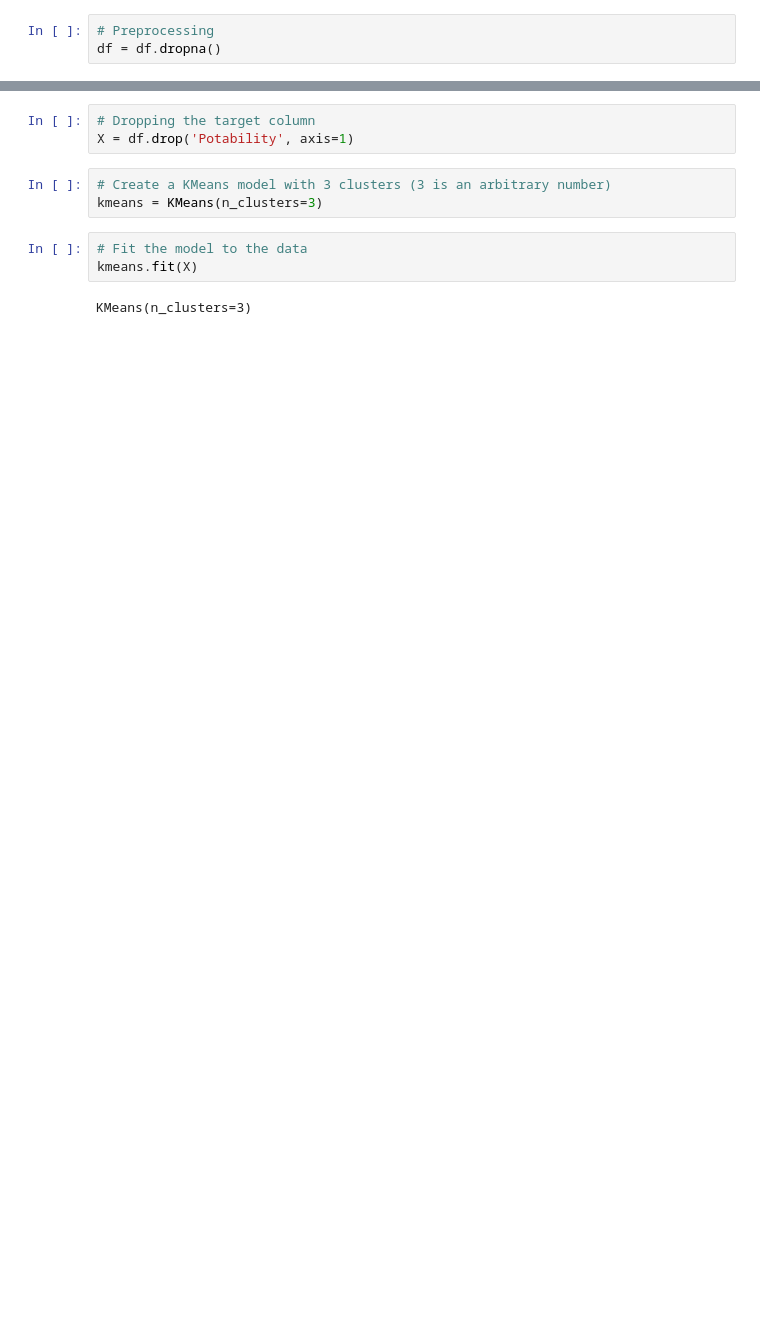
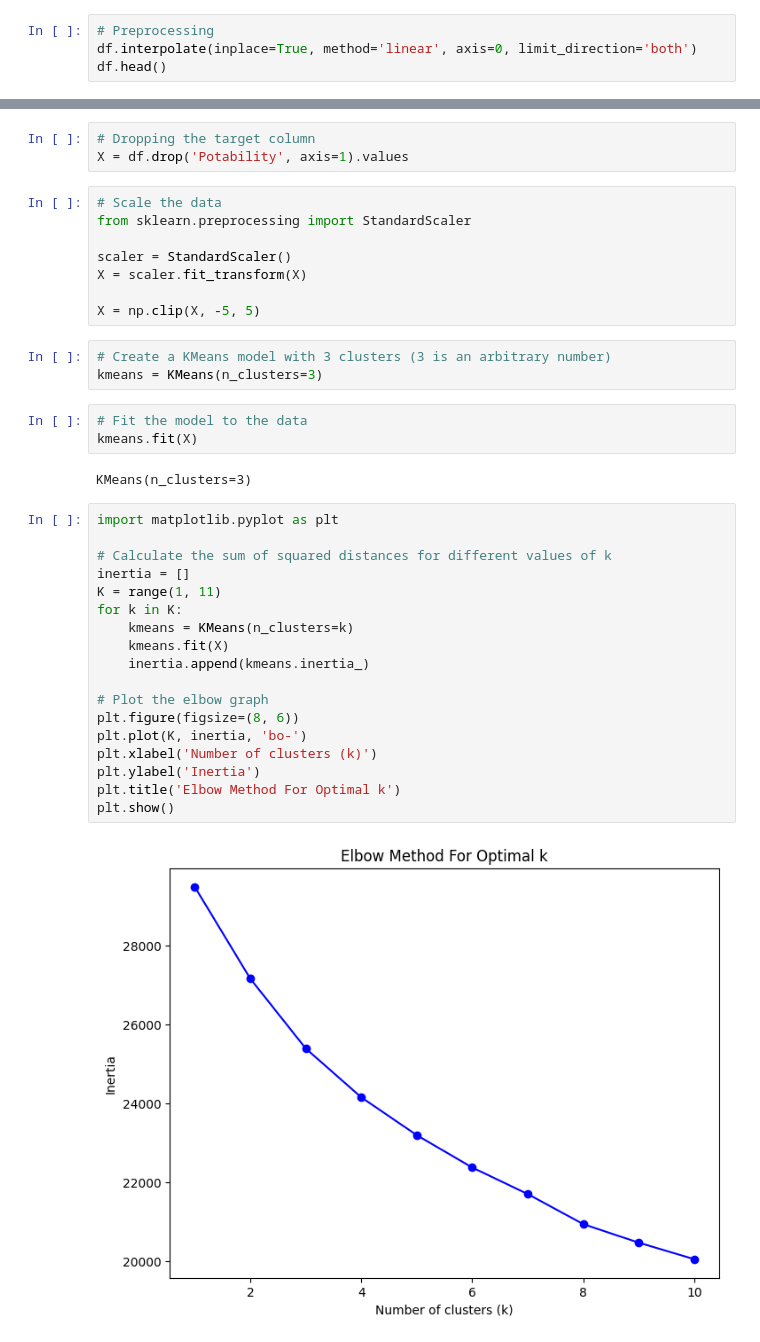
Before and after one commit to Adisa-Shobi/clustering_practice, a Jupyter notebook: notebook.ipynb, the cells around one changed output, grey strips where cells are left out. Saved outputs shown, nothing was run; the diff lists cells and outputs as text; blank space fills up the shorter version.

```diff
--- a/notebook.ipynb
+++ b/notebook.ipynb
@@ -4,6 +4,7 @@ import numpy as np
 import pandas as pd
 # %%
 df = pd.read_csv('water_potability.csv')
-# %%
-# Preprocessing
-df = df.dropna()
+# %%
+# Preprocessing
+df.interpolate(inplace=True, method='linear', axis=0, limit_direction='both')
+df.head()
@@ -10,6 +18,14 @@ df = df.dropna()
 # %%
 # Dropping the target column
-X = df.drop('Potability', axis=1)
+X = df.drop('Potability', axis=1).values
+# %%
+# Scale the data
+from sklearn.preprocessing import StandardScaler
+
+scaler = StandardScaler()
+X = scaler.fit_transform(X)
+
+X = np.clip(X, -5, 5)
 # %%
 # Create a KMeans model with 3 clusters (3 is an arbitrary number)
 kmeans = KMeans(n_clusters=3)
@@ -18,3 +34,23 @@ kmeans = KMeans(n_clusters=3)
 kmeans.fit(X)
 # %% [output]
 KMeans(n_clusters=3)
+# %%
+import matplotlib.pyplot as plt
+
+# Calculate the sum of squared distances for different values of k
+inertia = []
+K = range(1, 11)
+for k in K:
+    kmeans = KMeans(n_clusters=k)
+    kmeans.fit(X)
+    inertia.append(kmeans.inertia_)
+
+# Plot the elbow graph
+plt.figure(figsize=(8, 6))
+plt.plot(K, inertia, 'bo-')
+plt.xlabel('Number of clusters (k)')
+plt.ylabel('Inertia')
+plt.title('Elbow Method For Optimal k')
+plt.show()
+# %% [output]
+[figure, added]
```
Also changed, not shown: parts of 2 cells of this notebook, 1 other file.
